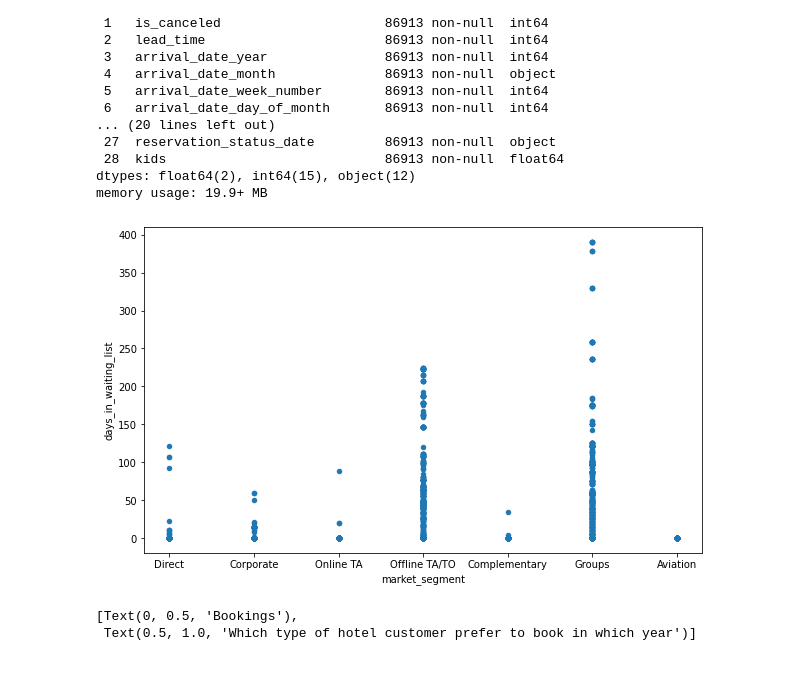
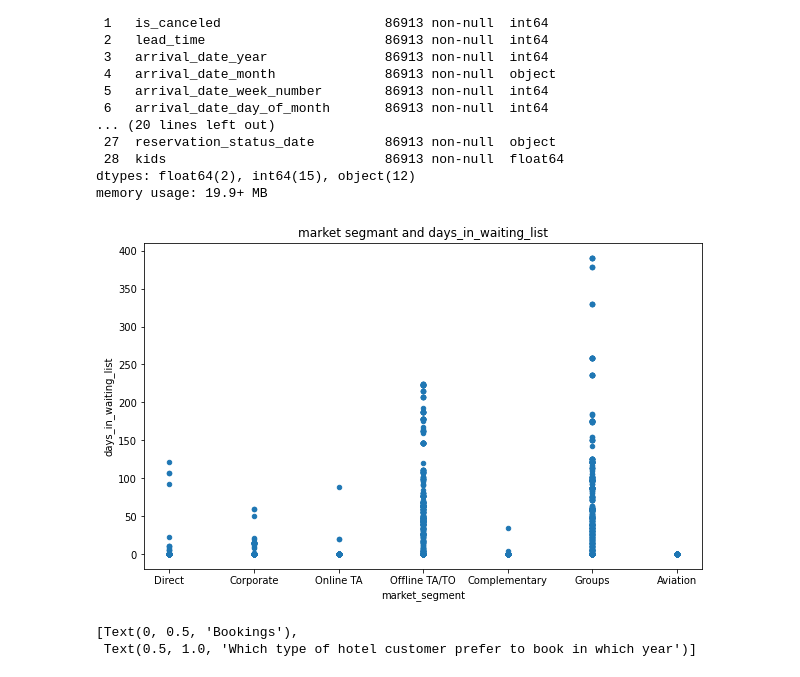
Before and after one commit to armanalam6342/Hotel-Booking-Analysis, a Jupyter notebook: Hotel_Booking_Analysis_Capstone_Project.ipynb, the cells around one changed output. Saved outputs shown, nothing was run; the diff lists cells and outputs as text; code cells hidden in the pictures.

```diff
--- a/Hotel_Booking_Analysis_Capstone_Project.ipynb
+++ b/Hotel_Booking_Analysis_Capstone_Project.ipynb
@@ -241,10 +241,10 @@ df['arrival_date'] = pd.to_datetime(df['arrival_date'], errors='coerce')
 # %%
 #market segmant and days_in_waiting_list
 
-df.plot.scatter(x='market_segment', y = 'days_in_waiting_list' , figsize = (10,6))
+df.plot.scatter(x='market_segment', y = 'days_in_waiting_list' , figsize = (10,6), title = 'market segmant and days_in_waiting_list')
 plt.show()
 # %% [output]
-[figure, old version]
+[figure, new version]
 # %%
 #Which type of hotel customer prefer to book
 sns.countplot(df.hotel, hue=df.arrival_date_year).set(title = 'Which type of hotel customer prefer to book in which year', ylabel = 'Bookings')
```
Also changed, not shown: parts of 1 cell of this notebook.
